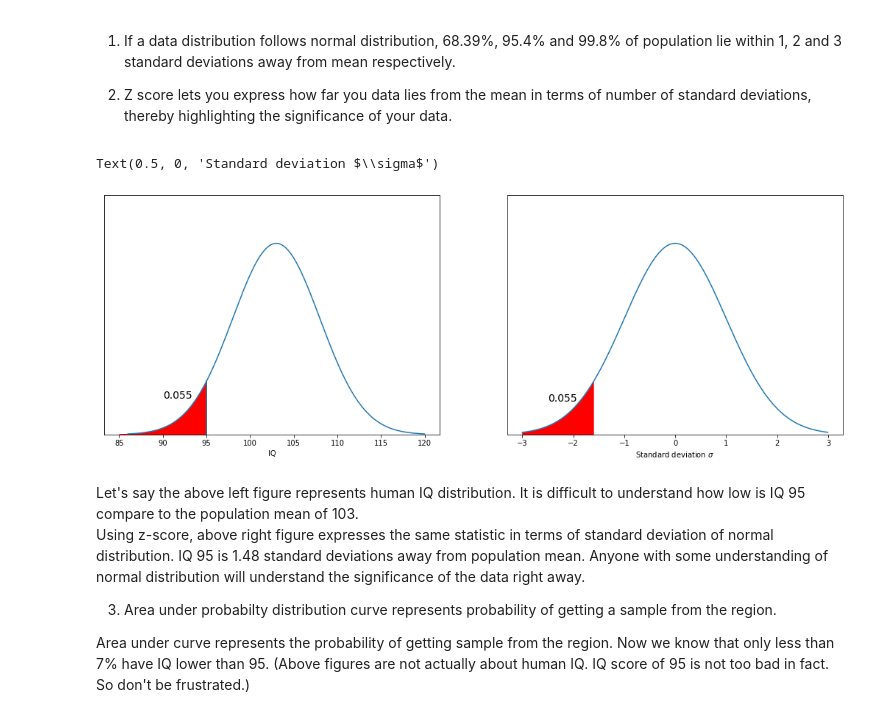
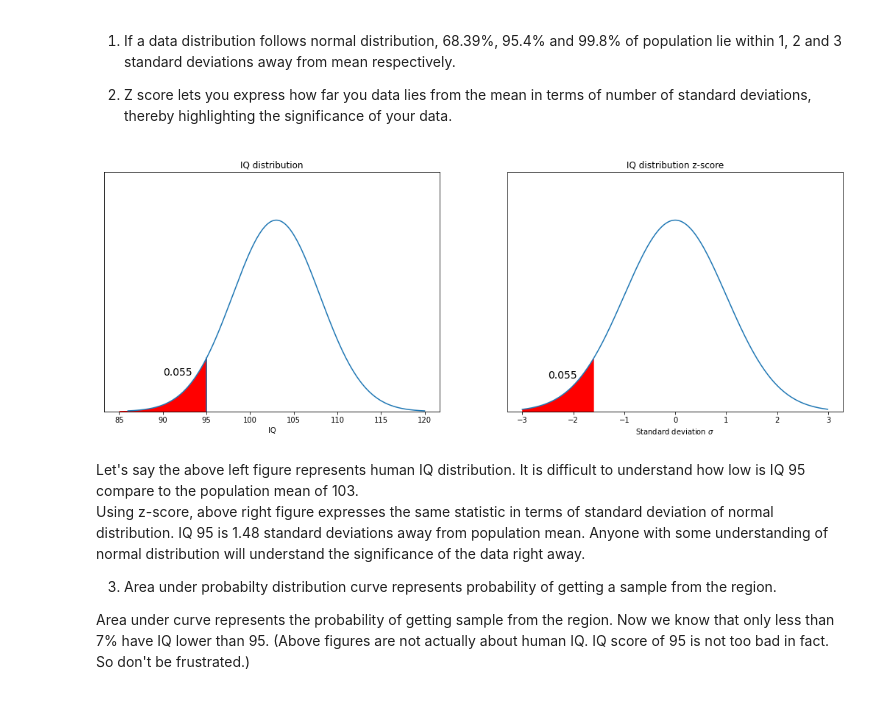
Before and after one commit to disney-snoopy/fastbook, a Jupyter notebook: _notebooks/2021-01-23-ztest.ipynb, the cells around one changed output. Saved outputs shown, nothing was run; the diff lists cells and outputs as text; code cells hidden in the pictures.

```diff
--- a/_notebooks/2021-01-23-ztest.ipynb
+++ b/_notebooks/2021-01-23-ztest.ipynb
@@ -97,35 +101,37 @@ y = norm.pdf(x_domain)
 ax[0].plot(x_domain, y)
 ax[0].set_ylim(0, 0.1)
 
 ax[0].axvline(x= 95, ymax = norm.pdf(95)/0.1)
 
 ax[0].set_yticks([])
 
 section = np.arange(85, 95, 0.01)
 ax[0].fill_between(section,norm.pdf(section), color = 'red')
 ax[0].text(90, 0.015,round(norm.cdf(95),3), fontsize = 14)
 
 ax[0].set_xlabel('IQ')
 
+ax[0].set_title('IQ distribution')
+
 x_domain = np.arange(-3, 3, 0.01)
 norm = scipy.stats.norm(loc = 0, scale = 1)
 y = norm.pdf(x_domain)
 
 ax[1].plot(x_domain, y)
 ax[1].set_ylim(0, 0.5)
 
 ax[1].axvline(x= -1.6, ymax = norm.pdf(95)/0.1)
 
 ax[1].set_yticks([])
 
 section = np.arange(-3, -1.6, 0.01)
 ax[1].fill_between(section,norm.pdf(section), color = 'red')
 ax[1].text(-2.5, 0.07,round(norm.cdf(-1.6),3), fontsize = 14)
 
 ax[1].set_xlabel('Standard deviation $\sigma$')
+ax[1].set_title('IQ distribution z-score');
 # %% [output]
-Text(0.5, 0, 'Standard deviation $\\sigma$')
-[figure, old version]
+[figure, new version]
 # %% [markdown]
 Let's say the above left figure represents human IQ distribution. It is difficult to understand how low is IQ 95 compare to the population mean of 103.\
 Using z-score, above right figure expresses the same statistic in terms of standard deviation of normal distribution. IQ 95 is 1.48 standard deviations away from population mean. Anyone with some understanding of normal distribution will understand the significance of the data right away.
```
Also changed, not shown: parts of 4 cells of this notebook.
